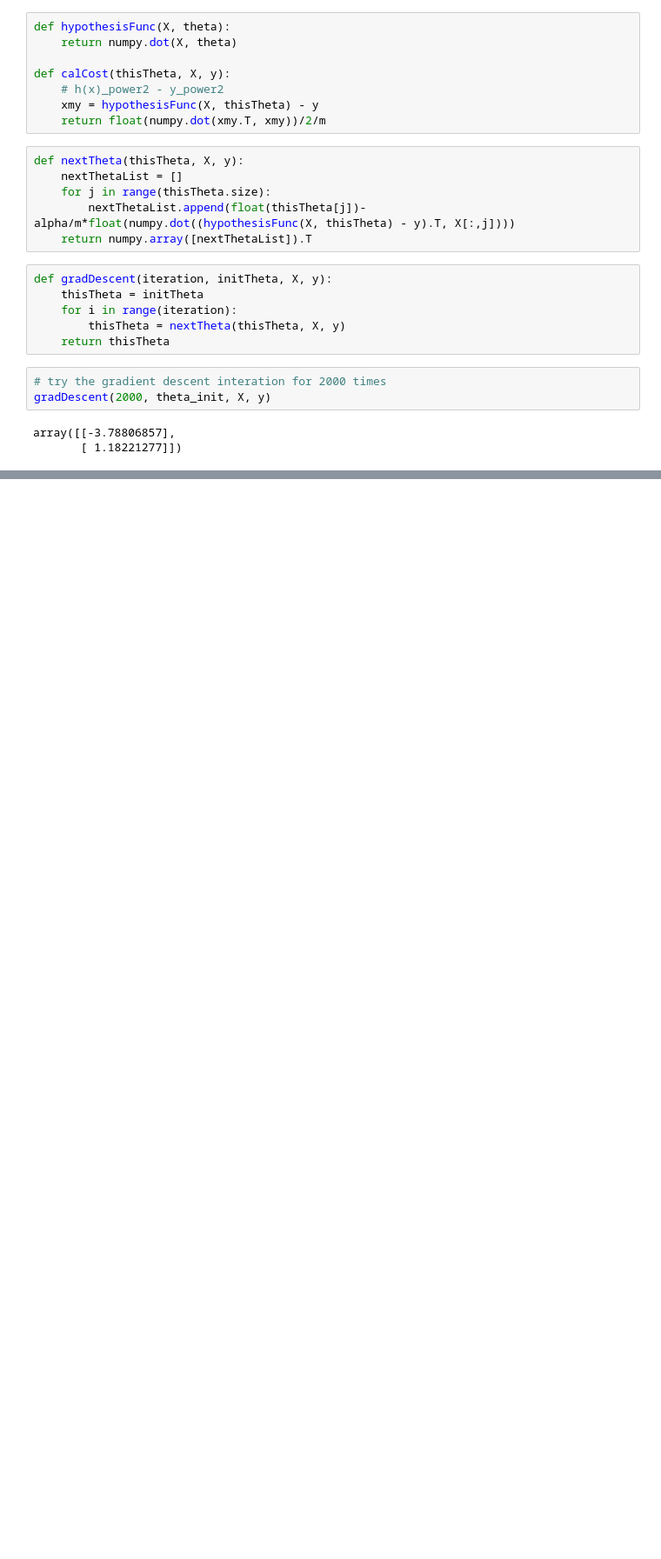
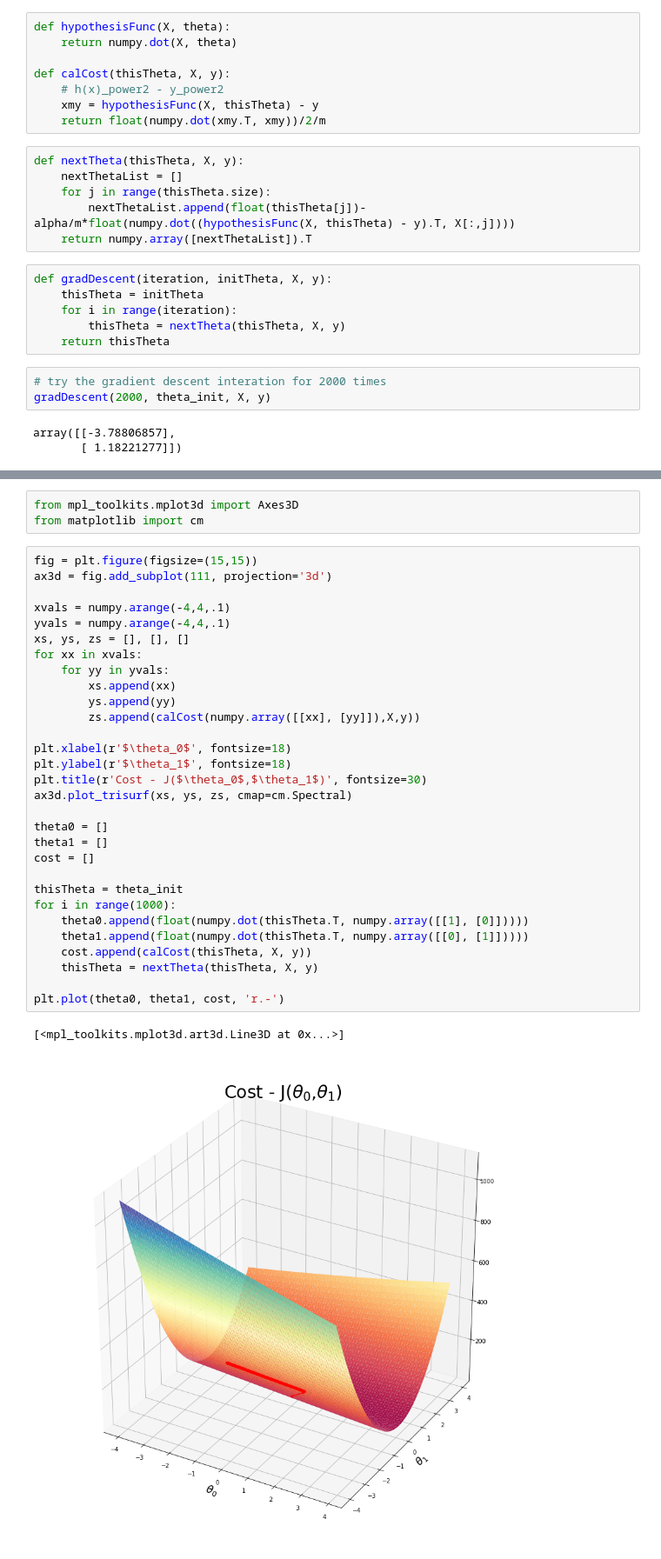
Before and after one commit to simonace/Machine-Learning-Course-by-Andrew-Ng-Exercises-in-Python, a Jupyter notebook: ex1/Ex1.ipynb, the cells around one changed output, grey strips where cells are left out. Shown: that part at 87% size. Cells and saved outputs as stored; diff of their text form; blank space fills up the shorter version.

Commit message:
Implemented visualization of cost2theta function in Ex1

```diff
--- a/ex1/Ex1.ipynb
+++ b/ex1/Ex1.ipynb
@@ -95,0 +102,36 @@ array([[-3.78806857],
+# %%
+from mpl_toolkits.mplot3d import Axes3D
+from matplotlib import cm
+# %%
+fig = plt.figure(figsize=(15,15))
+ax3d = fig.add_subplot(111, projection='3d')
+
+xvals = numpy.arange(-4,4,.1)
+yvals = numpy.arange(-4,4,.1)
+xs, ys, zs = [], [], []
+for xx in xvals:
+    for yy in yvals:
+        xs.append(xx)
+        ys.append(yy)
+        zs.append(calCost(numpy.array([[xx], [yy]]),X,y))
+
+plt.xlabel(r'$\theta_0$', fontsize=18)
+plt.ylabel(r'$\theta_1$', fontsize=18)
+plt.title(r'Cost - J($\theta_0$,$\theta_1$)', fontsize=30)
+ax3d.plot_trisurf(xs, ys, zs, cmap=cm.Spectral)
+
+theta0 = []
+theta1 = []
+cost = []
+
+thisTheta = theta_init
+for i in range(1000):
+    theta0.append(float(numpy.dot(thisTheta.T, numpy.array([[1], [0]]))))
+    theta1.append(float(numpy.dot(thisTheta.T, numpy.array([[0], [1]]))))
+    cost.append(calCost(thisTheta, X, y))
+    thisTheta = nextTheta(thisTheta, X, y)
+
+plt.plot(theta0, theta1, cost, 'r.-')
+# %% [output]
+[<mpl_toolkits.mplot3d.art3d.Line3D at 0x...>]
+[figure, added]
```
Also changed, not shown: parts of 2 cells of this notebook.
